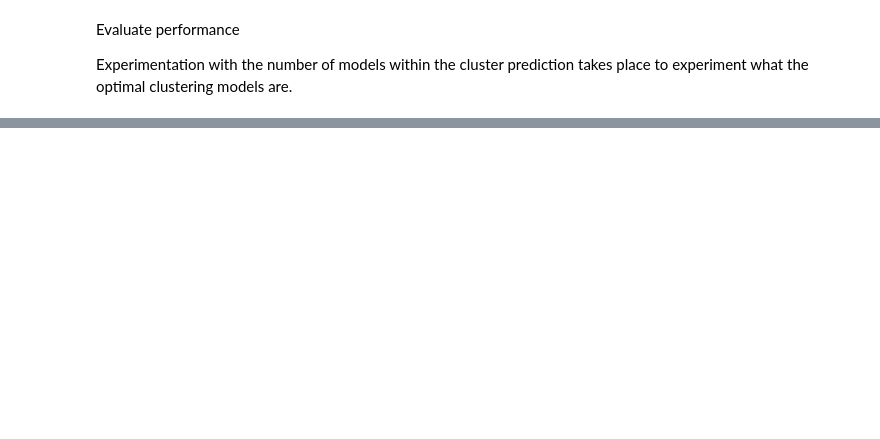
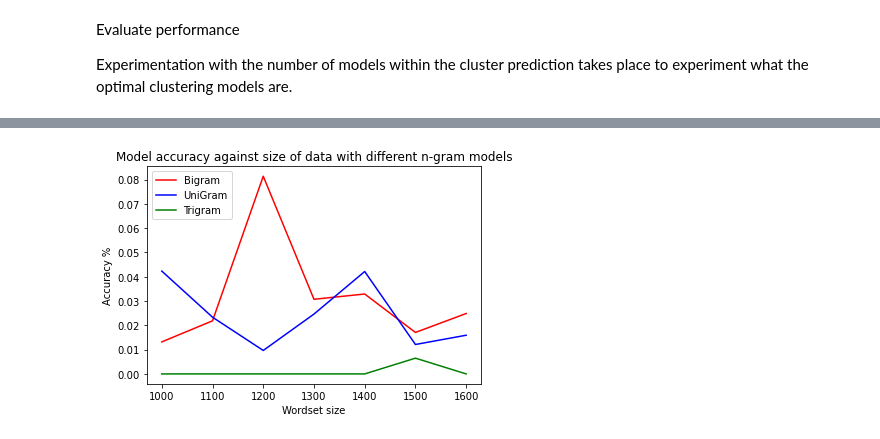
Before and after one commit to shepai/AI-code, a Jupyter notebook: main.ipynb, the cells around one changed output, grey strips where cells are left out. Saved outputs shown, nothing was run; the diff lists cells and outputs as text; code cells hidden in the pictures; blank space fills up the shorter version.

```diff
--- a/main.ipynb
+++ b/main.ipynb
@@ -412,0 +472,37 @@ acc_[1]
+# %%
+
+
+s=[[],[],[],[]]
+a=[[],[],[],[]]
+
+for word_set in range(1000,len(train_words),100): #get sample sizes
+    #create models of different n
+    unigram=n_gram(train_words.copy()[0:word_set],1)
+    bigram=n_gram(train_words.copy()[0:word_set],2)
+    trigram=n_gram(train_words.copy()[0:word_set],3)
+
+    #calculate accuracies
+    acc1=unigram.get_accuracy(train_words[0:word_set])*100
+    acc2=bigram.get_accuracy(train_words[0:word_set])*100
+    acc3=trigram.get_accuracy(train_words[0:word_set])*100
+
+    #add each accuracy
+    a[0].append(acc1/word_set *100)
+    s[0].append(word_set)
+
+    a[1].append(acc2/word_set *100)
+    s[1].append(word_set)
+
+    a[2].append(acc3/word_set *100)
+    s[2].append(word_set)
+
+plt.title("Model accuracy against size of data with different n-gram models")
+plt.plot(s[0],a[0],c="r",label="Bigram")
+plt.plot(s[1],a[1],c="b",label="UniGram")
+plt.plot(s[2],a[2],c="g",label="Trigram")
+plt.ylabel("Accuracy %")
+plt.xlabel("Wordset size")
+plt.legend(loc="upper left")
+plt.show()
+# %% [output]
+[figure, added]
```
Also changed, not shown: parts of 6 cells of this notebook.
